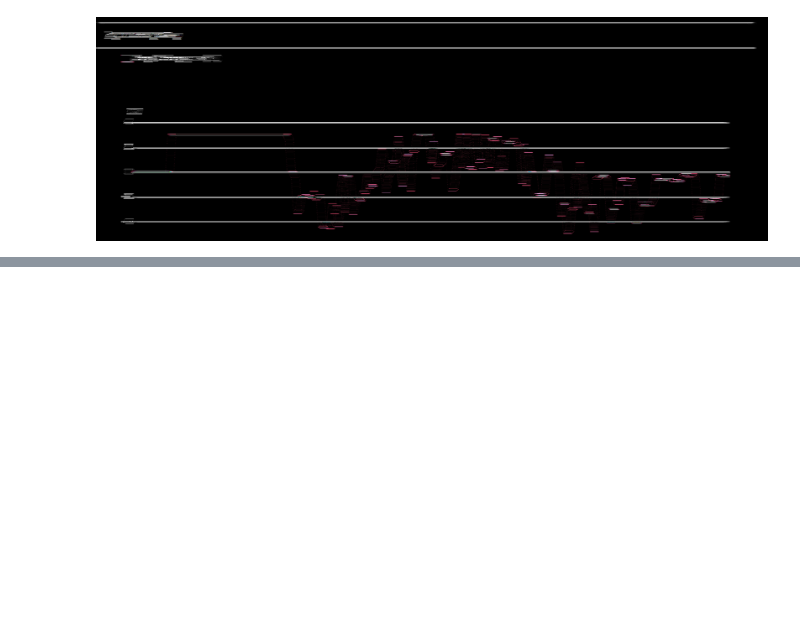
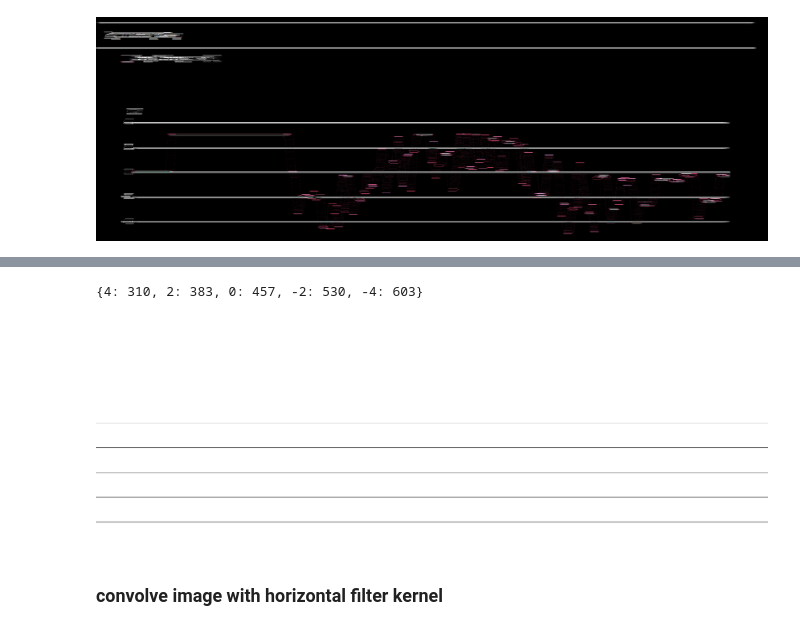
Before and after one commit to jordanesmith/Carbon-Intensity-Project-, a Jupyter notebook: experiments.ipynb, the cells around one changed output, grey strips where cells are left out. Drawn from its saved outputs; the diff is of its cells as text; code cells hidden in the pictures; blank space fills up the shorter version.

```diff
--- a/experiments.ipynb
+++ b/experiments.ipynb
@@ -140,0 +144,29 @@ Image.fromarray(result)
+# %%
+# generate dictionary from these values
+y_values_on_graph = [4,2,0,-2,-4] # !!!!!!!!!!!!!!!! CHECK THESE IN FUTURE
+batter_charge_range = max(y_values_on_graph) - min(y_values_on_graph)
+pixel_location_range = max(peaks_x) - min(peaks_x)
+scaling_multiplier = batter_charge_range / pixel_location_range # kW per pixel
+baseline_y_value = int(np.mean(np.array([max(peaks_x), min(peaks_x)]))) # !!!!!! this needs changing if max and min arent +- same number
+
+def get_pixel_location(y_val_kw, scaling_multiplier, baseline_y_value):
+    y_shift = y_val_kw/ scaling_multiplier
+    return int(baseline_y_value - y_shift)
+
+y_coord_dict = {y_val: get_pixel_location(y_val, scaling_multiplier, baseline_y_value) for y_val in y_values_on_graph}
+y_coord_dict
+# %% [output]
+{4: 310, 2: 383, 0: 457, -2: 530, -4: 603}
+# %%
+# check these values by plotting values calculated with this method on original image
+black_line_pix_values = np.zeros((1,img_width,3), dtype="uint8")
+white_image = np.ones(np.shape(img_arr),dtype="uint8")*255
+for y_val in y_coord_dict:
+    white_image[y_coord_dict[y_val]] =  black_line_pix_values
+# white_images = np.concatenate((white_image, np.zeros((white_image.shape[0], white_image.shape[1],1))),axis=-1)
+img_lines = Image.fromarray(white_image)
+img_lines
+# %% [output]
+[figure, added]
+# %% [markdown]
+### convolve image with horizontal filter kernel
```
Also changed, not shown: parts of 12 cells of this notebook.
